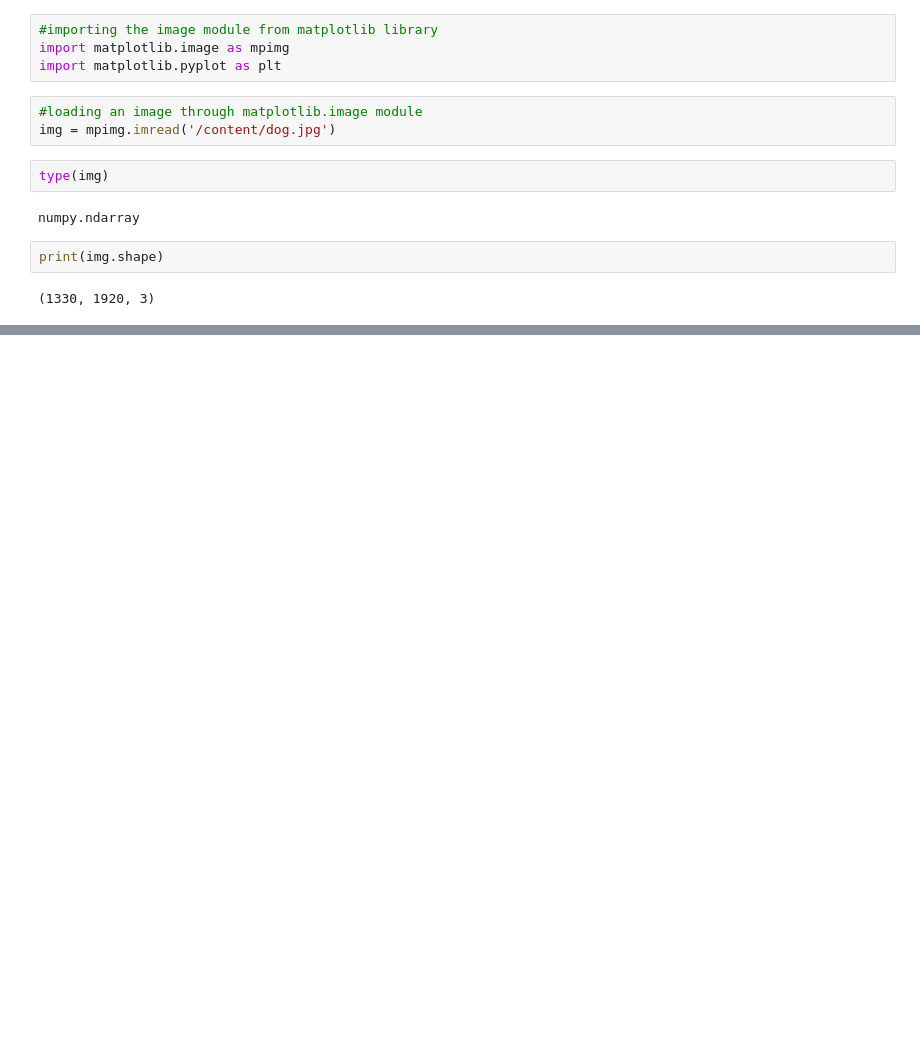
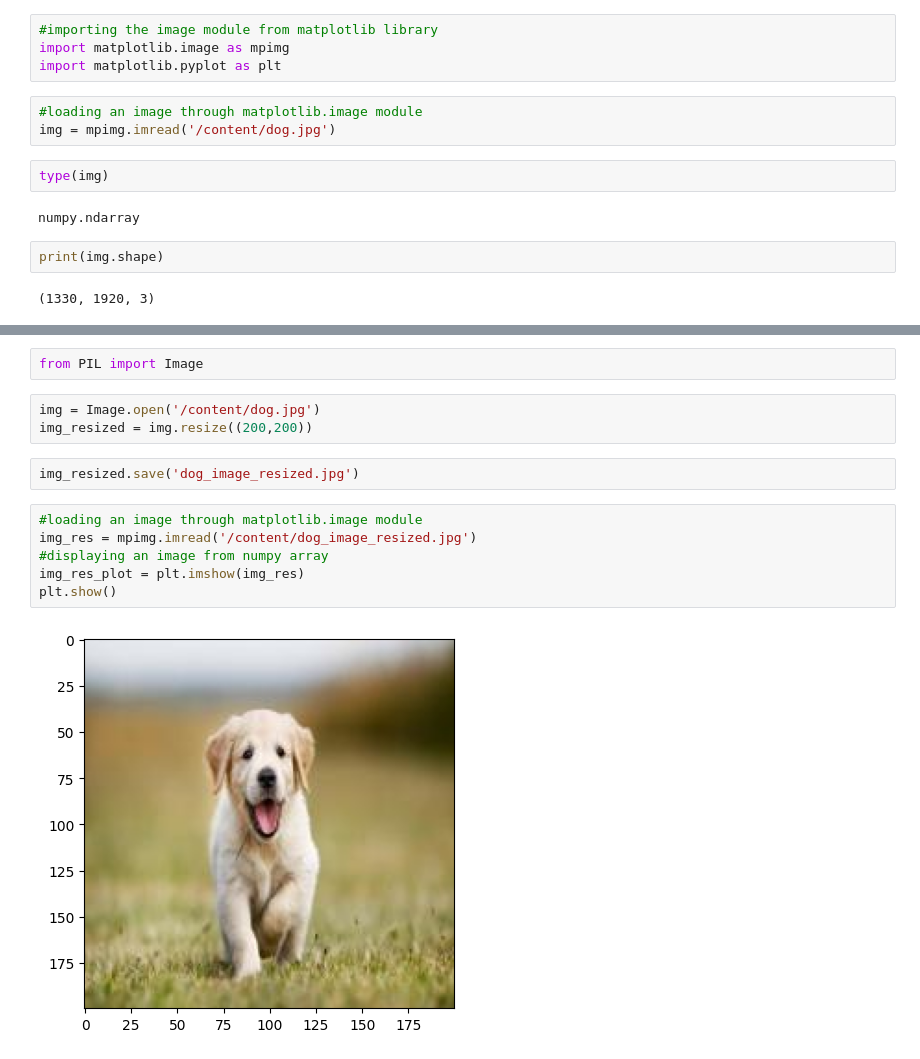
Before and after one commit to dharak22/Machine_Learning, a Jupyter notebook: Image_processing.ipynb, the cells around one changed output, grey strips where cells are left out. Saved outputs shown, nothing was run; the diff lists cells and outputs as text; blank space fills up the shorter version.

```diff
--- a/Image_processing.ipynb
+++ b/Image_processing.ipynb
@@ -45,0 +74,15 @@ print(img.shape)
+# %%
+from PIL import Image
+# %%
+img = Image.open('/content/dog.jpg')
+img_resized = img.resize((200,200))
+# %%
+img_resized.save('dog_image_resized.jpg')
+# %%
+#loading an image through matplotlib.image module
+img_res = mpimg.imread('/content/dog_image_resized.jpg')
+#displaying an image from numpy array
+img_res_plot = plt.imshow(img_res)
+plt.show()
+# %% [output]
+[figure, added]
```
Also changed, not shown: parts of 3 cells of this notebook.
